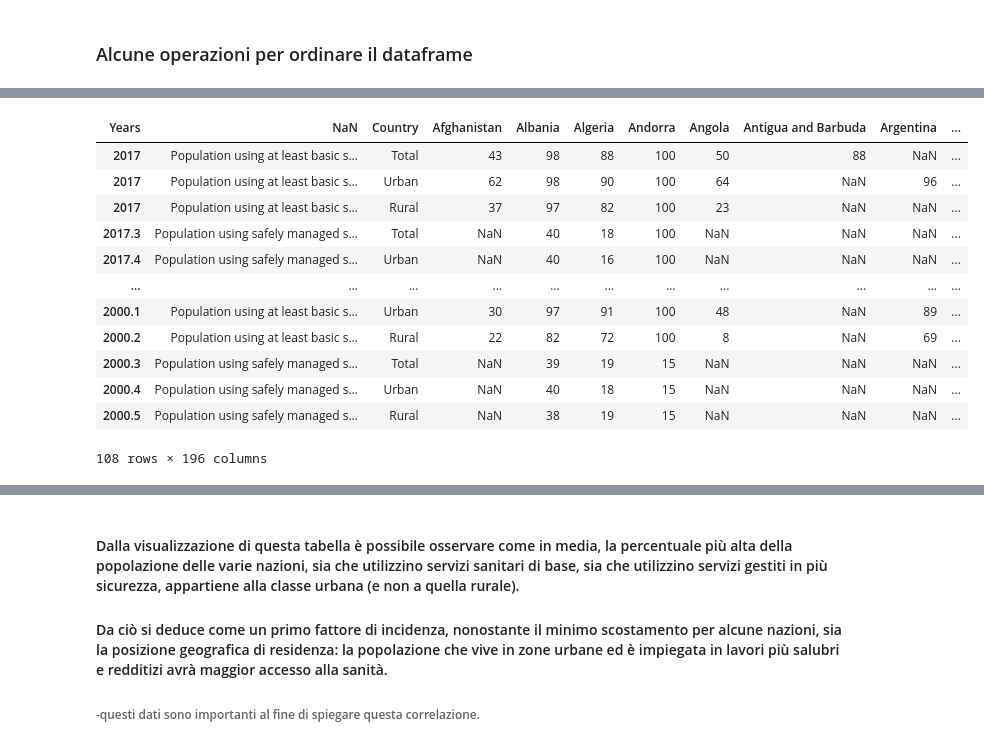
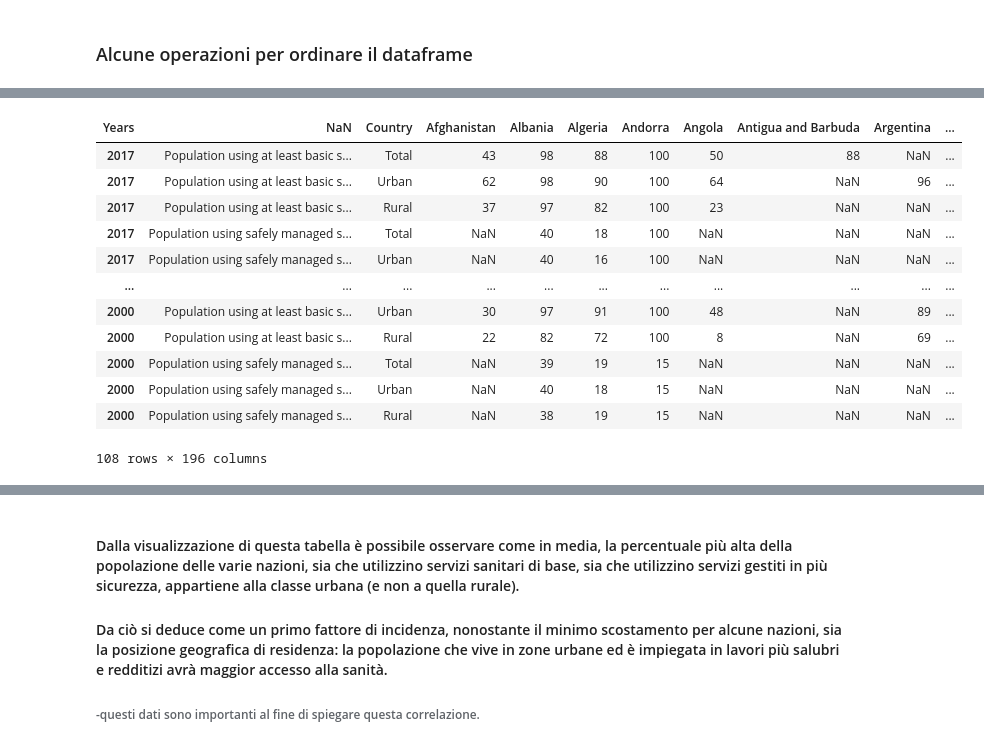
Before and after one commit to FRANCE2011/Uni-github, a Jupyter notebook: Sanitation and Global Health.ipynb, the cells around one changed output, grey strips where cells are left out. Saved outputs shown, nothing was run; the diff lists cells and outputs as text; code cells hidden in the pictures.

```diff
--- a/Sanitation and Global Health.ipynb
+++ b/Sanitation and Global Health.ipynb
@@ -70,6 +70,3 @@ pandas.core.frame.DataFrame
 ***
 # %% [markdown]
 ### Alcune operazioni per ordinare il dataframe
-# %%
-new = df_sanitation.rename(columns={'Unnamed: 0' : 'Years', '2017.1' : '2017', '2017.2' : '2017'})  # ho provato a modificare l'anno 2017 con la funzione rename
-new
@@ -89,0 +73,3 @@ new
+# %%
+new = df_sanitation.rename(columns={'Unnamed: 0' : 'Years', '2017.1' : '2017', '2017.2' : '2017', '2017.3' : '2017', '2017.4' : '2017', '2017.5' : '2017', '2016.1' : '2016', '2016.2' : '2016', '2016.3' : '2016', '2016.4' : '2016', '2016.5' : '2016', '2001.1' : '2001', '2001.2' : '2001', '2001.3' : '2001', '2001.4' : '2001', '2001.5' : '2001', '2000.1' : '2000', '2000.2' : '2000', '2000.3' : '2000', '2000.4' : '2000', '2000.5' : '2000'})  # modificare l'anno 2017 con la funzione rename
+new
@@ -124,16 +146,17 @@ Name: 2000.5, Length: 196, dtype: object
 # %%
-new.transpose()  # utilizzo la funzione 'Trasposta' per una nuova visualizzazione del dataframe, composto da 38 Stati come colonne e 109 righe riferite gli anni
+new = new.transpose()  # utilizzo la funzione 'Trasposta' per una nuova visualizzazione del dataframe, composto da 38 Stati come colonne e 109 righe riferite gli anni
+new
 # %% [output]
 | Years | NaN | Country | Afghanistan | Albania | Algeria | Andorra | Angola | Antigua and Barbuda | Argentina | ... |
 | 2017 | Population using at least basic s... | Total | 43 | 98 | 88 | 100 | 50 | 88 | NaN | ... |
 | 2017 | Population using at least basic s... | Urban | 62 | 98 | 90 | 100 | 64 | NaN | 96 | ... |
 | 2017 | Population using at least basic s... | Rural | 37 | 97 | 82 | 100 | 23 | NaN | NaN | ... |
-| 2017.3 | Population using safely managed s... | Total | NaN | 40 | 18 | 100 | NaN | NaN | NaN | ... |
-| 2017.4 | Population using safely managed s... | Urban | NaN | 40 | 16 | 100 | NaN | NaN | NaN | ... |
+| 2017 | Population using safely managed s... | Total | NaN | 40 | 18 | 100 | NaN | NaN | NaN | ... |
+| 2017 | Population using safely managed s... | Urban | NaN | 40 | 16 | 100 | NaN | NaN | NaN | ... |
 | ... | ... | ... | ... | ... | ... | ... | ... | ... | ... | ... |
-| 2000.1 | Population using at least basic s... | Urban | 30 | 97 | 91 | 100 | 48 | NaN | 89 | ... |
-| 2000.2 | Population using at least basic s... | Rural | 22 | 82 | 72 | 100 | 8 | NaN | 69 | ... |
-| 2000.3 | Population using safely managed s... | Total | NaN | 39 | 19 | 15 | NaN | NaN | NaN | ... |
-| 2000.4 | Population using safely managed s... | Urban | NaN | 40 | 18 | 15 | NaN | NaN | NaN | ... |
-| 2000.5 | Population using safely managed s... | Rural | NaN | 38 | 19 | 15 | NaN | NaN | NaN | ... |
+| 2000 | Population using at least basic s... | Urban | 30 | 97 | 91 | 100 | 48 | NaN | 89 | ... |
+| 2000 | Population using at least basic s... | Rural | 22 | 82 | 72 | 100 | 8 | NaN | 69 | ... |
+| 2000 | Population using safely managed s... | Total | NaN | 39 | 19 | 15 | NaN | NaN | NaN | ... |
+| 2000 | Population using safely managed s... | Urban | NaN | 40 | 18 | 15 | NaN | NaN | NaN | ... |
+| 2000 | Population using safely managed s... | Rural | NaN | 38 | 19 | 15 | NaN | NaN | NaN | ... |
 108 rows × 196 columns
```
Also changed, not shown: parts of 41 cells of this notebook.
